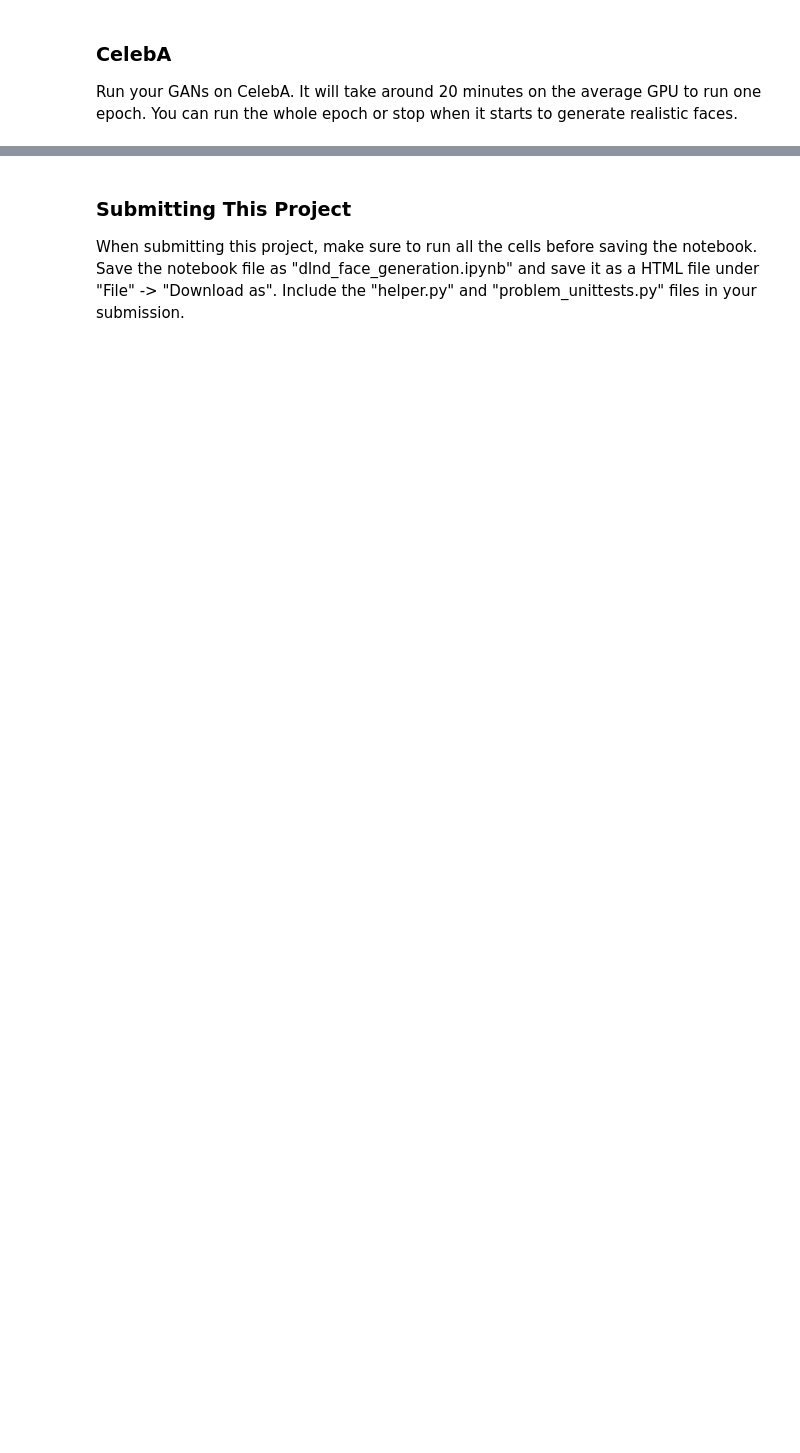
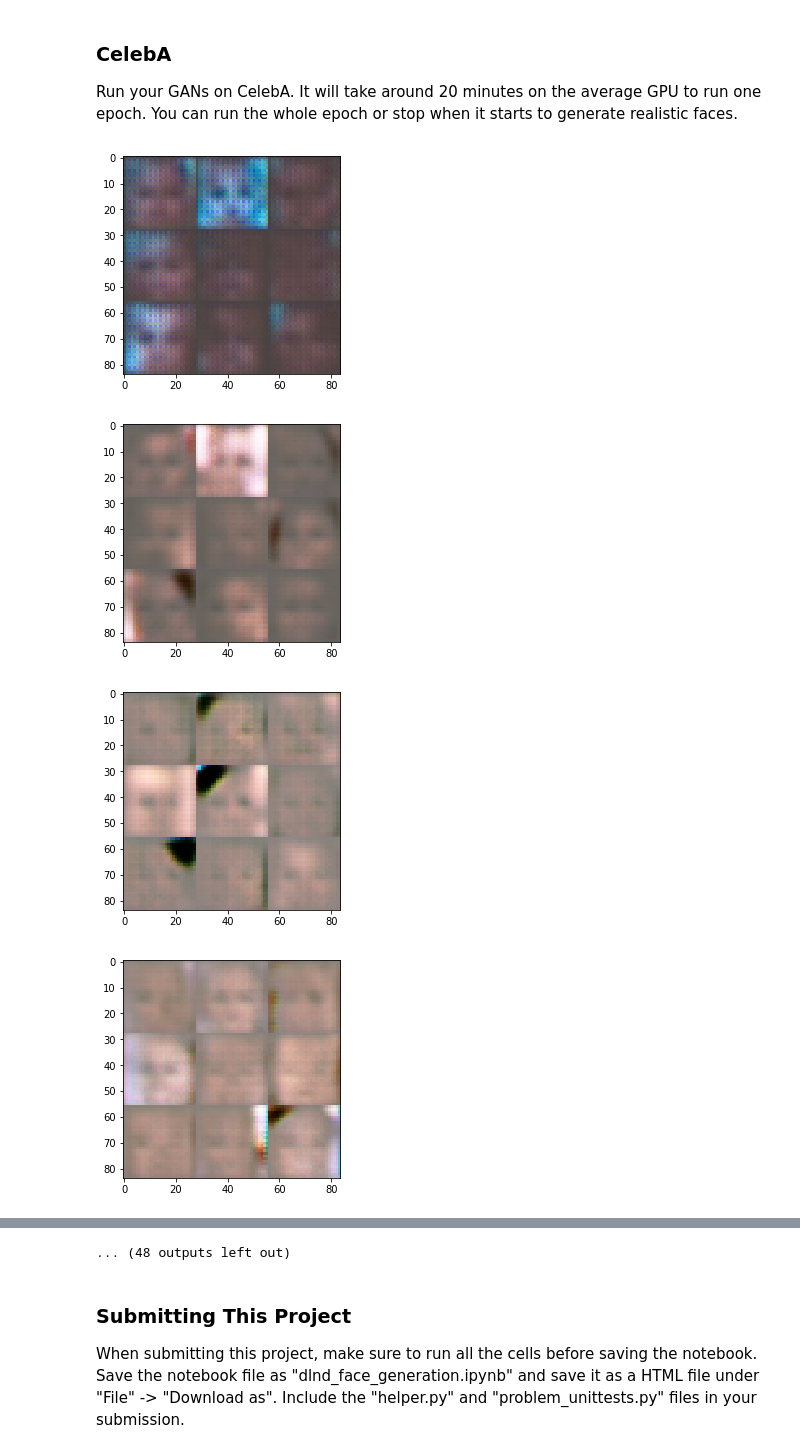
Before and after one commit to bringingkatigbak/GAN-face-generator, a Jupyter notebook: dlnd_face_generation.ipynb, the cells around one changed output, grey strips where cells are left out. Drawn from its saved outputs; the diff is of its cells as text; code cells hidden in the pictures; blank space fills up the shorter version.

```diff
--- a/dlnd_face_generation.ipynb
+++ b/dlnd_face_generation.ipynb
@@ -415,18 +428,23 @@ with tf.Graph().as_default():
 ### CelebA
 Run your GANs on CelebA.  It will take around 20 minutes on the average GPU to run one epoch.  You can run the whole epoch or stop when it starts to generate realistic faces.
 # %%
-batch_size = None
-z_dim = None
-learning_rate = None
-beta1 = None
+batch_size = 32
+z_dim = 64
+learning_rate = .001
+beta1 = .0005
 
 
 """
 DON'T MODIFY ANYTHING IN THIS CELL THAT IS BELOW THIS LINE
 """
 epochs = 1
 
 celeba_dataset = helper.Dataset('celeba', glob(os.path.join(data_dir, 'img_align_celeba/*.jpg')))
 with tf.Graph().as_default():
     train(epochs, batch_size, z_dim, learning_rate, beta1, celeba_dataset.get_batches,
           celeba_dataset.shape, celeba_dataset.image_mode)
+# %% [output]
+[figure, added]
+[figure, added]
+[figure, added]
+[figure, added]
@@ -433,3 +459,4 @@ with tf.Graph().as_default():
+... (48 outputs left out)
 # %% [markdown]
 ### Submitting This Project
 When submitting this project, make sure to run all the cells before saving the notebook. Save the notebook file as "dlnd_face_generation.ipynb" and save it as a HTML file under "File" -> "Download as". Include the "helper.py" and "problem_unittests.py" files in your submission.
```
Also changed, not shown: parts of 5 cells of this notebook.
